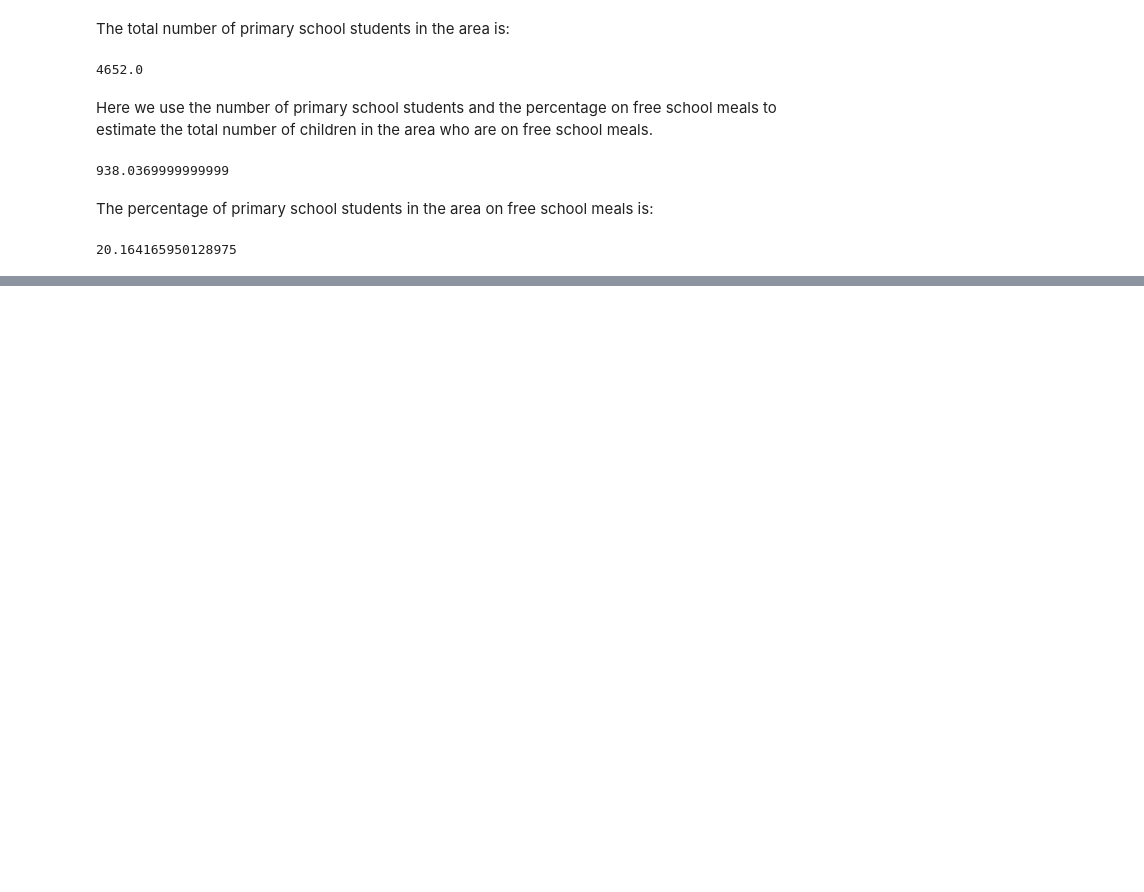
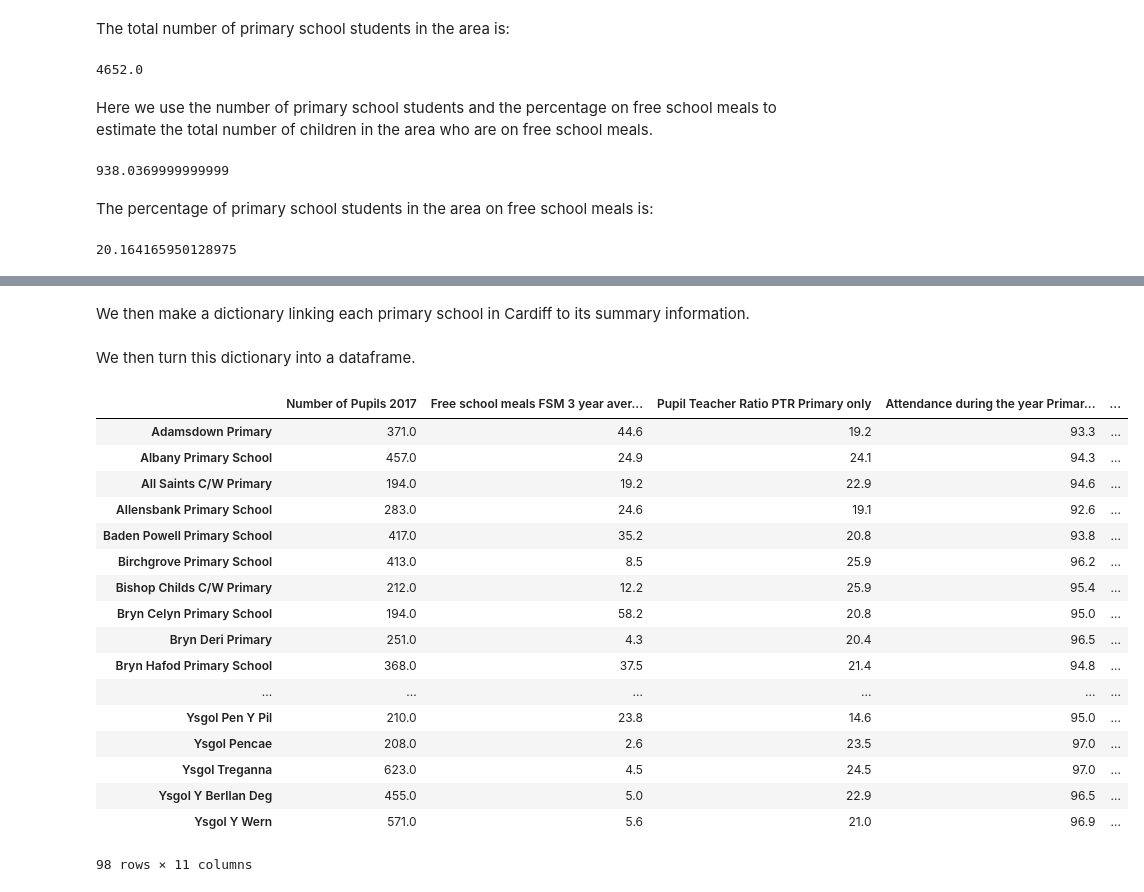
Before and after one commit to idorrington92/SRCDC_cardiff_data_analysis, a Jupyter notebook: codes/schools/my_local_school_webscraping.ipynb, the cells around one changed output, grey strips where cells are left out. Saved outputs shown, nothing was run; the diff lists cells and outputs as text; code cells hidden in the pictures; blank space fills up the shorter version.

Commit message:
Added code to analyse every school in Cardiff so that we can compare to the local schools

```diff
--- a/codes/schools/my_local_school_webscraping.ipynb
+++ b/codes/schools/my_local_school_webscraping.ipynb
@@ -154,4 +145,48 @@ district_school_URLdict = make_district_school_URLdict('Cardiff')
+# %%
+def make_district_school_URLdict_by_type(district,schools=False):
+    school_URLs = make_district_school_URLdict(district)
+    schools_URLdict = {}
+    for school in school_URLs.keys():
+        school_pages = requests.get(school_URLs[school])
+        school_soup = BeautifulSoup(school_pages.content, 'html.parser')
+        school_type = list(school_soup.select("div[class=schDetailsText]")[1].children)[0].strip()
+        if 'Primary' in schools:
+            if ('Infants' or 'Juniors') in school_type:
+                schools_URLdict[school] = school_URLs[school]
+        if 'Secondary' in schools:
+            if 'Secondary' in school_type:
+                schools_URLdict[school] = school_URLs[school]
+    return schools_URLdict
+# %%
+primary_school_URLs = make_district_school_URLdict_by_type('Cardiff',schools=['Primary'])
+# %% [markdown]
+We then make a dictionary linking each primary school in Cardiff to its summary information.
 # %%
-cardiff_school_dict = {}
-for school in cardiff_schools:
-    cardiff_school_dict[school] = make_stat_dict(schoolURL_dict[school])
+cardiff_primary_school_dict = {}
+for school in primary_school_URLs.keys():
+    cardiff_primary_school_dict[school] = make_stat_dict(primary_school_URLs[school])
+# %% [markdown]
+We then turn this dictionary into a dataframe.
+# %%
+cardiff_primary_school_df = pd.DataFrame.from_dict(cardiff_primary_school_dict, orient='index')
+# %%
+cardiff_primary_school_df
+# %% [output]
+|  | Number of Pupils 2017 | Free school meals FSM 3 year aver... | Pupil Teacher Ratio PTR Primary only | Attendance during the year Primar... | ... |
+| Adamsdown Primary | 371.0 | 44.6 | 19.2 | 93.3 | ... |
+| Albany Primary School | 457.0 | 24.9 | 24.1 | 94.3 | ... |
+| All Saints C/W Primary | 194.0 | 19.2 | 22.9 | 94.6 | ... |
+| Allensbank Primary School | 283.0 | 24.6 | 19.1 | 92.6 | ... |
+| Baden Powell Primary School | 417.0 | 35.2 | 20.8 | 93.8 | ... |
+| Birchgrove Primary School | 413.0 | 8.5 | 25.9 | 96.2 | ... |
+| Bishop Childs C/W Primary | 212.0 | 12.2 | 25.9 | 95.4 | ... |
+| Bryn Celyn Primary School | 194.0 | 58.2 | 20.8 | 95.0 | ... |
+| Bryn Deri Primary | 251.0 | 4.3 | 20.4 | 96.5 | ... |
+| Bryn Hafod Primary School | 368.0 | 37.5 | 21.4 | 94.8 | ... |
+| ... | ... | ... | ... | ... | ... |
+| Ysgol Pen Y Pil | 210.0 | 23.8 | 14.6 | 95.0 | ... |
+| Ysgol Pencae | 208.0 | 2.6 | 23.5 | 97.0 | ... |
+| Ysgol Treganna | 623.0 | 4.5 | 24.5 | 97.0 | ... |
+| Ysgol Y Berllan Deg | 455.0 | 5.0 | 22.9 | 96.5 | ... |
+| Ysgol Y Wern | 571.0 | 5.6 | 21.0 | 96.9 | ... |
+98 rows × 11 columns
```
Also changed, not shown: parts of 16 cells of this notebook.
